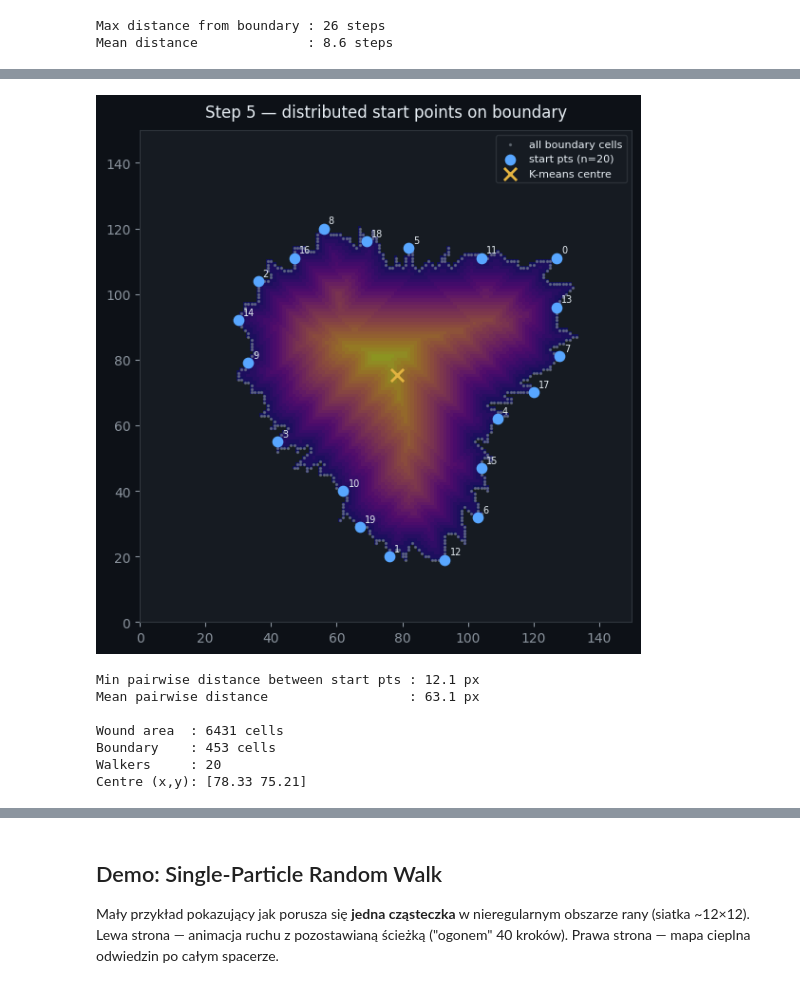
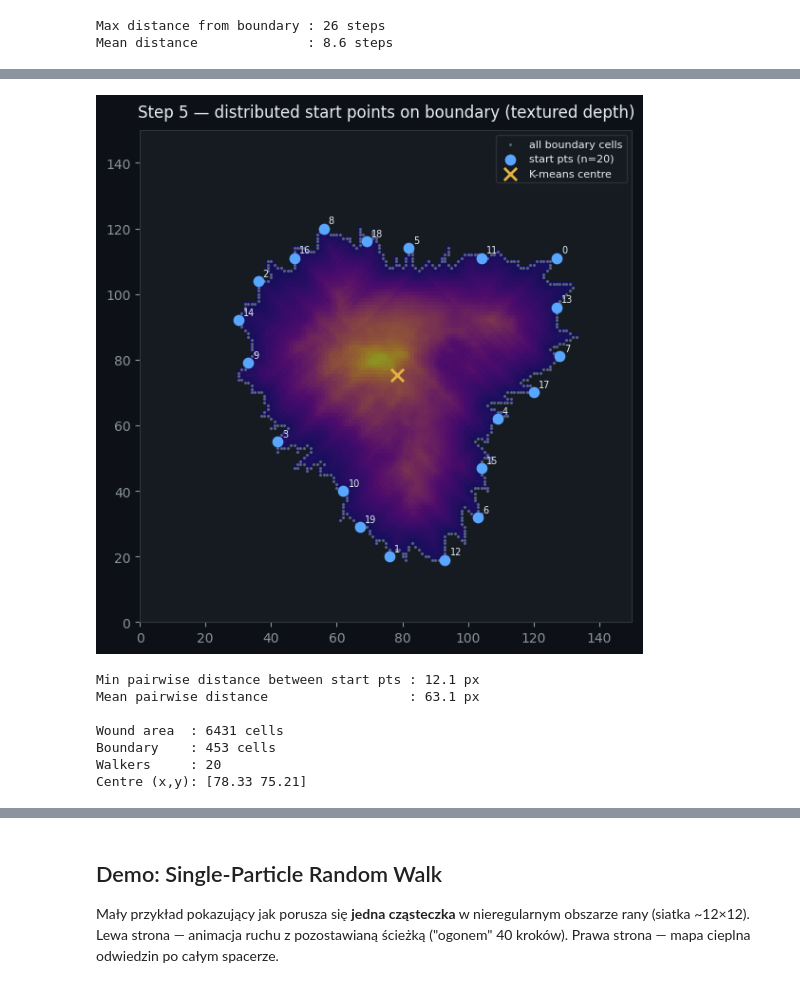
Before and after one commit to Enlightened-Monkey/HealingWound, a Jupyter notebook: wound_healing_simulation.ipynb, the cells around one changed output, grey strips where cells are left out. Saved outputs shown, nothing was run; the diff lists cells and outputs as text; code cells hidden in the pictures.

```diff
--- a/wound_healing_simulation.ipynb
+++ b/wound_healing_simulation.ipynb
@@ -216,7 +218,10 @@ def bfs_distance_to_boundary(mask, boundary_mask):
 # ── Step 4: BFS distance-to-boundary map ────────────────────────────────────
 dist_to_boundary = bfs_distance_to_boundary(wound_mask, boundary_mask)
 
-dist_plot = dist_to_boundary.copy()
+# Freeze pure base depth map so later cells are independent of execution order
+dist_to_boundary_base = dist_to_boundary.copy()
+
+dist_plot = dist_to_boundary_base.copy()
 dist_plot[~wound_mask] = np.nan
 
 fig_d4, axes_d4 = plt.subplots(1, 2, figsize=(11, 4))
@@ -227,7 +232,7 @@ cb.ax.yaxis.set_tick_params(color=_TICK)
 axes_d4[0].set_title("Step 4 — distance-to-boundary heatmap")
 axes_d4[0].axis("off")
 
-finite_vals = dist_to_boundary[np.isfinite(dist_to_boundary)]
+finite_vals = dist_to_boundary_base[np.isfinite(dist_to_boundary_base)]
 axes_d4[1].hist(finite_vals, bins=30, color=_BLUE_WALK, edgecolor=_EDGE, linewidth=0.6)
 axes_d4[1].set_xlabel("BFS distance to boundary (steps)")
 axes_d4[1].set_ylabel("Number of wound cells")
@@ -275,36 +418,40 @@ middle_xy = kmeans.cluster_centers_[0]
 middle_rc = np.array([middle_xy[1], middle_xy[0]])
 
 start_cells_rc = pick_distributed_start_points(boundary_cells_rc, middle_rc, n_start_points)
 
+# Use textured depth map as background
+dist_plot_tex = dist_to_boundary.copy()
+dist_plot_tex[~wound_mask] = np.nan
+
 fig_d5, ax_d5 = plt.subplots(figsize=(6, 6))
-ax_d5.imshow(dist_plot, origin="lower", cmap="plasma", interpolation="nearest", alpha=0.55)
+ax_d5.imshow(dist_plot_tex, origin="lower", cmap="plasma", interpolation="nearest", alpha=0.55)
 ax_d5.scatter(boundary_cells_rc[:, 1], boundary_cells_rc[:, 0],
               c=_TICK, s=2, alpha=0.45, label="all boundary cells")
 ax_d5.scatter(start_cells_rc[:, 1], start_cells_rc[:, 0],
               c=_BLUE_WALK, s=55, zorder=5, label=f"start pts (n={len(start_cells_rc)})")
 ax_d5.scatter(middle_xy[0], middle_xy[1],
               c=_AMBER_CTR, s=90, marker="x", linewidths=2, zorder=6, label="K-means centre")
 
 for idx, (r, c) in enumerate(start_cells_rc):
     ax_d5.text(c + 1.5, r + 1.5, str(idx), color=_TEXT, fontsize=7, zorder=7)
 
-ax_d5.set_title("Step 5 — distributed start points on boundary")
+ax_d5.set_title("Step 5 — distributed start points on boundary (textured depth)")
 ax_d5.set_xlim(0, grid_size); ax_d5.set_ylim(0, grid_size)
 ax_d5.set_aspect("equal"); ax_d5.legend(fontsize=8)
 plt.tight_layout(); plt.show()
 
 from itertools import combinations
 if len(start_cells_rc) > 1:
     pw_dists = [np.linalg.norm(start_cells_rc[i] - start_cells_rc[j])
                 for i, j in combinations(range(len(start_cells_rc)), 2)]
     print(f"Min pairwise distance between start pts : {min(pw_dists):.1f} px")
     print(f"Mean pairwise distance                  : {np.mean(pw_dists):.1f} px")
 print(f"\nWound area  : {wound_mask.sum()} cells")
 print(f"Boundary    : {len(boundary_cells_rc)} cells")
 print(f"Walkers     : {len(start_cells_rc)}")
 print(f"Centre (x,y): {middle_xy.round(2)}")
 # %% [output]
-[figure, old version]
+[figure, new version]
 Min pairwise distance between start pts : 12.1 px
 Mean pairwise distance                  : 63.1 px
 
```
Also changed, not shown: parts of 9 cells of this notebook, 13 other files.
